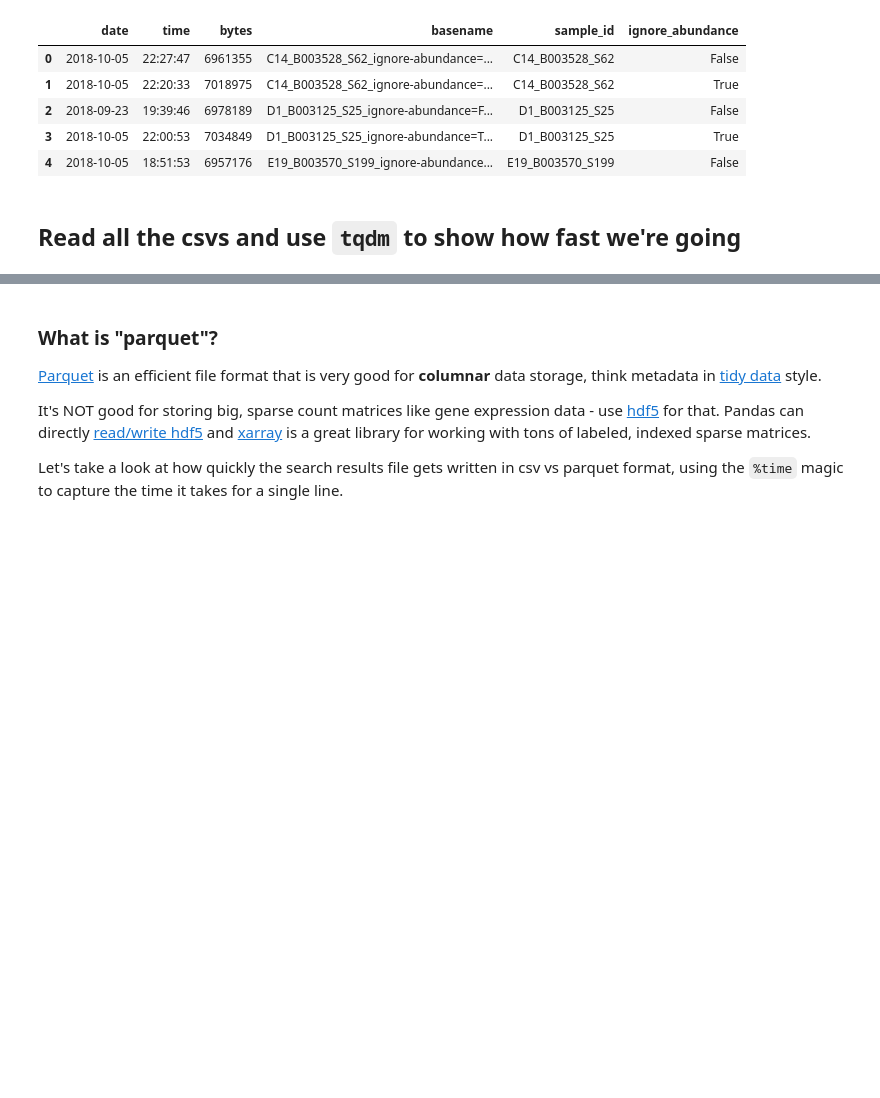
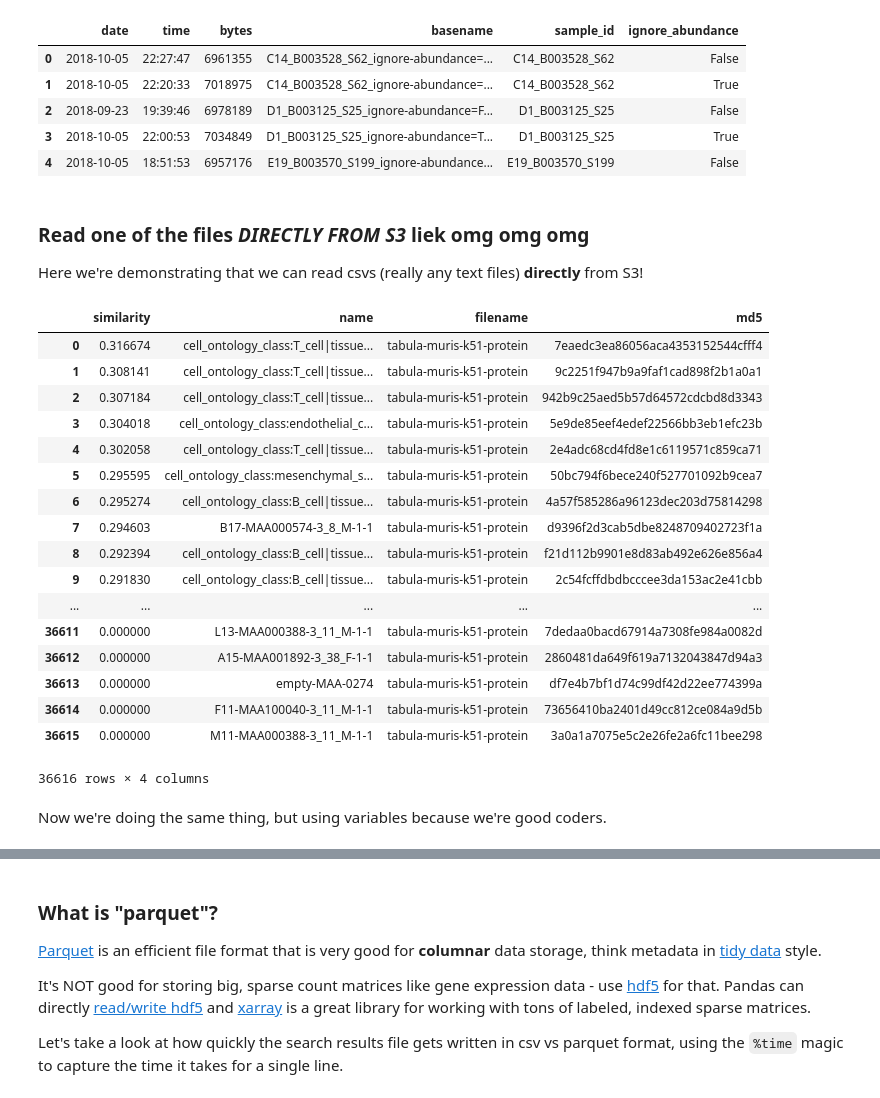
Before and after one commit to carly-cheung/cupcakes, a Jupyter notebook: 2018/olgas_bioinformagician_tricks/002_how_to_be_a_bioinformagician_part02.ipynb, the cells around one changed output, grey strips where cells are left out. Drawn from its saved outputs; the diff is of its cells as text; code cells hidden in the pictures; blank space fills up the shorter version.

```diff
--- a/2018/olgas_bioinformagician_tricks/002_how_to_be_a_bioinformagician_part02.ipynb
+++ b/2018/olgas_bioinformagician_tricks/002_how_to_be_a_bioinformagician_part02.ipynb
@@ -452,5 +417,30 @@ aws_s3_ls_ids.head()
 | 2 | 2018-09-23 | 19:39:46 | 6978189 | D1_B003125_S25_ignore-abundance=F... | D1_B003125_S25 | False |
 | 3 | 2018-10-05 | 22:00:53 | 7034849 | D1_B003125_S25_ignore-abundance=T... | D1_B003125_S25 | True |
 | 4 | 2018-10-05 | 18:51:53 | 6957176 | E19_B003570_S199_ignore-abundance... | E19_B003570_S199 | False |
-# %% [markdown]
-## Read all the csvs and use `tqdm` to show how fast we're going
+# %% [markdown]
+### Read one of the files *DIRECTLY FROM S3* liek omg omg omg
+
+Here we're demonstrating that we can read csvs (really any text files) **directly** from S3!
+# %%
+pd.read_csv('s3://olgabot-maca/lung_cancer/sourmash_search/tabula-muris-k51-protein/D1_B003125_S25_ignore-abundance=False.csv')
+# %% [output]
+|  | similarity | name | filename | md5 |
+| 0 | 0.316674 | cell_ontology_class:T_cell|tissue... | tabula-muris-k51-protein | 7eaedc3ea86056aca4353152544cfff4 |
+| 1 | 0.308141 | cell_ontology_class:T_cell|tissue... | tabula-muris-k51-protein | 9c2251f947b9a9faf1cad898f2b1a0a1 |
+| 2 | 0.307184 | cell_ontology_class:T_cell|tissue... | tabula-muris-k51-protein | 942b9c25aed5b57d64572cdcbd8d3343 |
+| 3 | 0.304018 | cell_ontology_class:endothelial_c... | tabula-muris-k51-protein | 5e9de85eef4edef22566bb3eb1efc23b |
+| 4 | 0.302058 | cell_ontology_class:T_cell|tissue... | tabula-muris-k51-protein | 2e4adc68cd4fd8e1c6119571c859ca71 |
+| 5 | 0.295595 | cell_ontology_class:mesenchymal_s... | tabula-muris-k51-protein | 50bc794f6bece240f527701092b9cea7 |
+| 6 | 0.295274 | cell_ontology_class:B_cell|tissue... | tabula-muris-k51-protein | 4a57f585286a96123dec203d75814298 |
+| 7 | 0.294603 | B17-MAA000574-3_8_M-1-1 | tabula-muris-k51-protein | d9396f2d3cab5dbe8248709402723f1a |
+| 8 | 0.292394 | cell_ontology_class:B_cell|tissue... | tabula-muris-k51-protein | f21d112b9901e8d83ab492e626e856a4 |
+| 9 | 0.291830 | cell_ontology_class:B_cell|tissue... | tabula-muris-k51-protein | 2c54fcffdbdbcccee3da153ac2e41cbb |
+| ... | ... | ... | ... | ... |
+| 36611 | 0.000000 | L13-MAA000388-3_11_M-1-1 | tabula-muris-k51-protein | 7dedaa0bacd67914a7308fe984a0082d |
+| 36612 | 0.000000 | A15-MAA001892-3_38_F-1-1 | tabula-muris-k51-protein | 2860481da649f619a7132043847d94a3 |
+| 36613 | 0.000000 | empty-MAA-0274 | tabula-muris-k51-protein | df7e4b7bf1d74c99df42d22ee774399a |
+| 36614 | 0.000000 | F11-MAA100040-3_11_M-1-1 | tabula-muris-k51-protein | 73656410ba2401d49cc812ce084a9d5b |
+| 36615 | 0.000000 | M11-MAA000388-3_11_M-1-1 | tabula-muris-k51-protein | 3a0a1a7075e5c2e26fe2a6fc11bee298 |
+36616 rows × 4 columns
+# %% [markdown]
+Now we're doing the same thing, but using variables because we're good coders.
```
Also changed, not shown: parts of 30 cells of this notebook, 1 other file.
